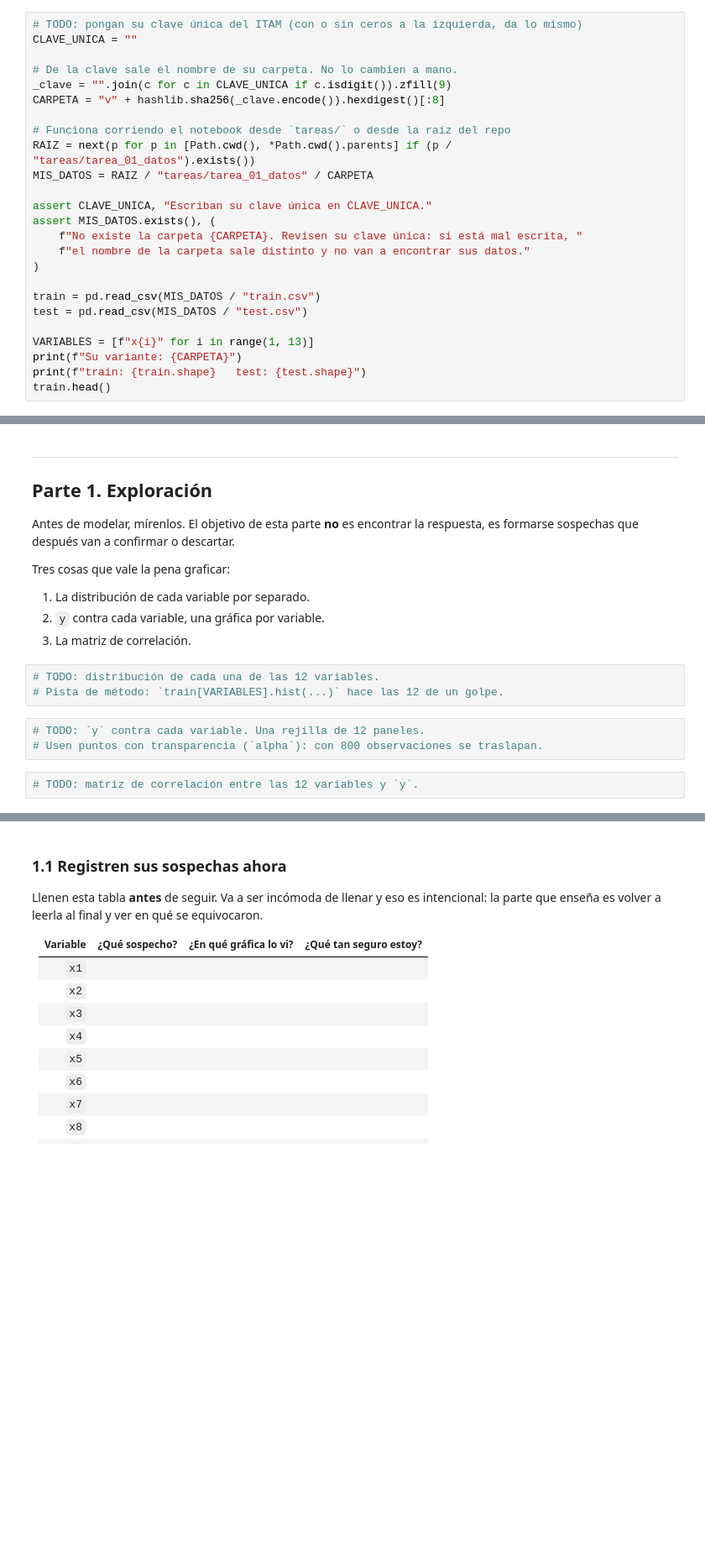
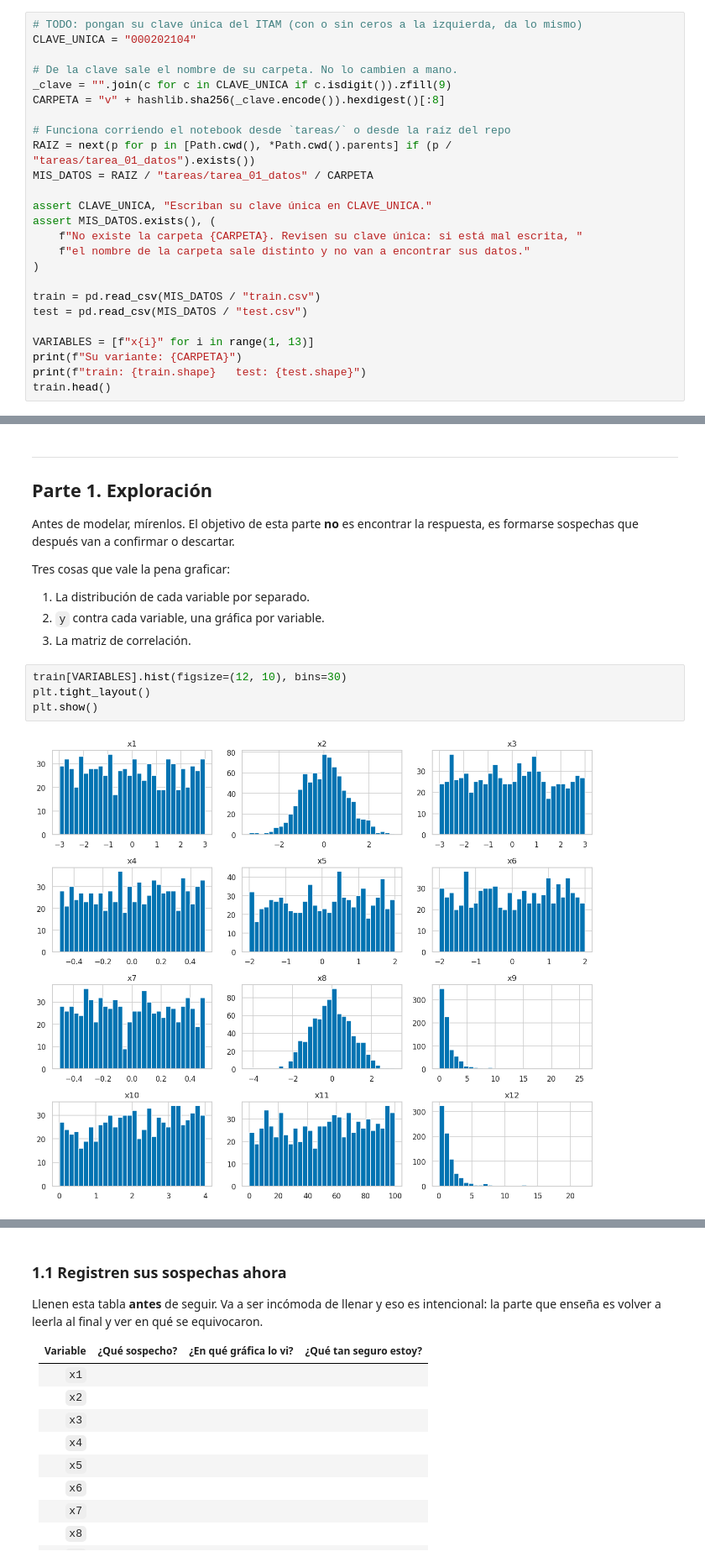
Before and after one commit to nasaul/mineria_datos, a Jupyter notebook: tareas/tarea_01_aproximacion_funcion.ipynb, the cells around one changed output, grey strips where cells are left out. Shown at 84% size. Cells and saved outputs as stored; diff of their text form; blank space fills up the shorter version.

```diff
--- a/tareas/tarea_01_aproximacion_funcion.ipynb
+++ b/tareas/tarea_01_aproximacion_funcion.ipynb
@@ -86,7 +86,7 @@ plt.rcParams["figure.dpi"] = 110
 SEMILLA = 42
 # %%
 # TODO: pongan su clave única del ITAM (con o sin ceros a la izquierda, da lo mismo)
-CLAVE_UNICA = ""
+CLAVE_UNICA = "000202104"
 
 # De la clave sale el nombre de su carpeta. No lo cambien a mano.
 _clave = "".join(c for c in CLAVE_UNICA if c.isdigit()).zfill(9)
@@ -161,11 +190,9 @@ Tres cosas que vale la pena graficar:
 1. La distribución de cada variable por separado.
 2. `y` contra cada variable, una gráfica por variable.
 3. La matriz de correlación.
-# %%
-# TODO: distribución de cada una de las 12 variables.
-# Pista de método: `train[VARIABLES].hist(...)` hace las 12 de un golpe.
-# %%
-# TODO: `y` contra cada variable. Una rejilla de 12 paneles.
-# Usen puntos con transparencia (`alpha`): con 800 observaciones se traslapan.
-# %%
-# TODO: matriz de correlación entre las 12 variables y `y`.
+# %%
+train[VARIABLES].hist(figsize=(12, 10), bins=30)
+plt.tight_layout()
+plt.show()
+# %% [output]
+[figure, added]
```
Also changed, not shown: parts of 28 cells of this notebook, 1 other file.
